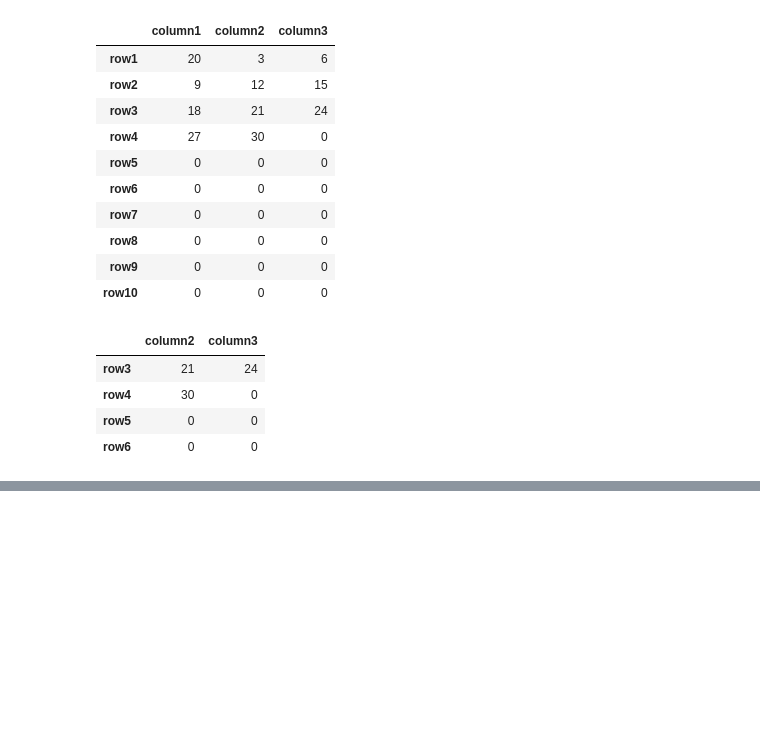
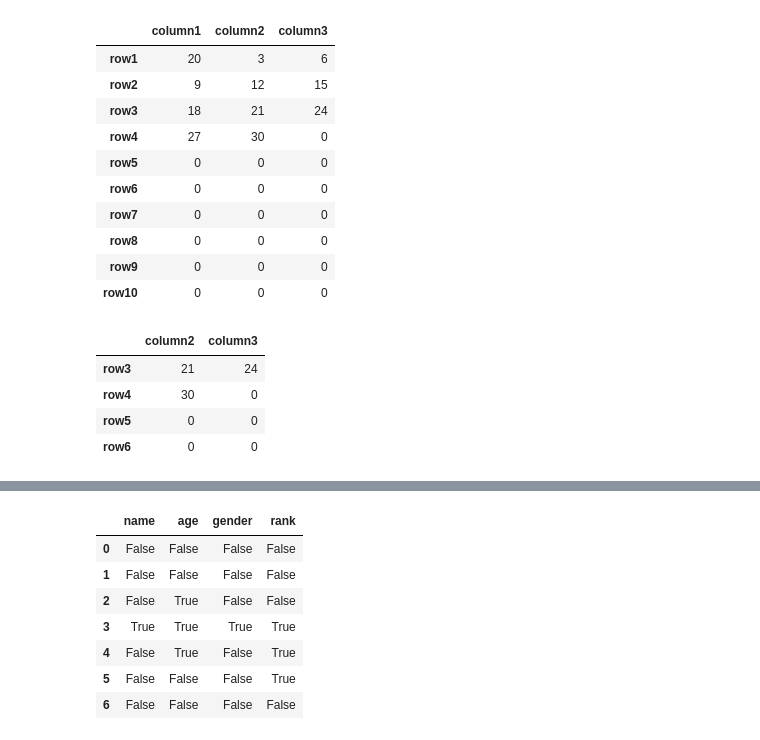
Before and after one commit to venkat56vanaparthi/data_science, a Jupyter notebook: numpy_pandas.ipynb, the cells around one changed output, grey strips where cells are left out. Cells and saved outputs as stored; diff of their text form; code cells hidden in the pictures; blank space fills up the shorter version.

```diff
--- a/numpy_pandas.ipynb
+++ b/numpy_pandas.ipynb
@@ -117,0 +139,11 @@ number_df.iloc[2:6, 1:3]
+# %%
+ranking_df.isnull()
+# %% [output]
+|  | name | age | gender | rank |
+| 0 | False | False | False | False |
+| 1 | False | False | False | False |
+| 2 | False | True | False | False |
+| 3 | True | True | True | True |
+| 4 | False | True | False | True |
+| 5 | False | False | False | True |
+| 6 | False | False | False | False |
```
Also changed, not shown: parts of 11 cells of this notebook.
